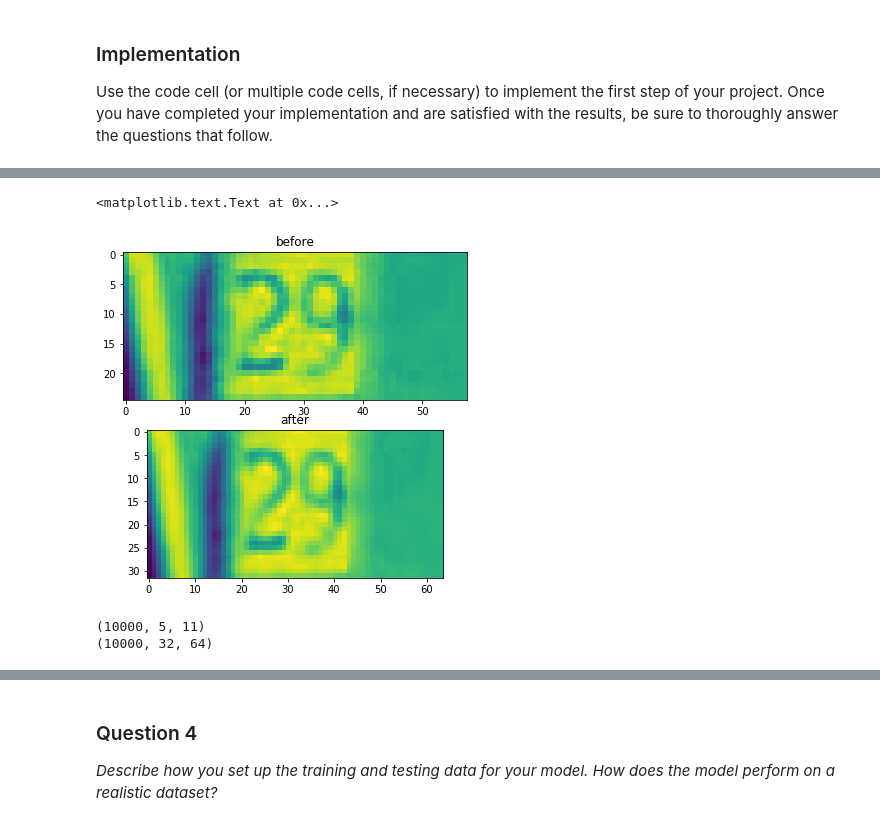
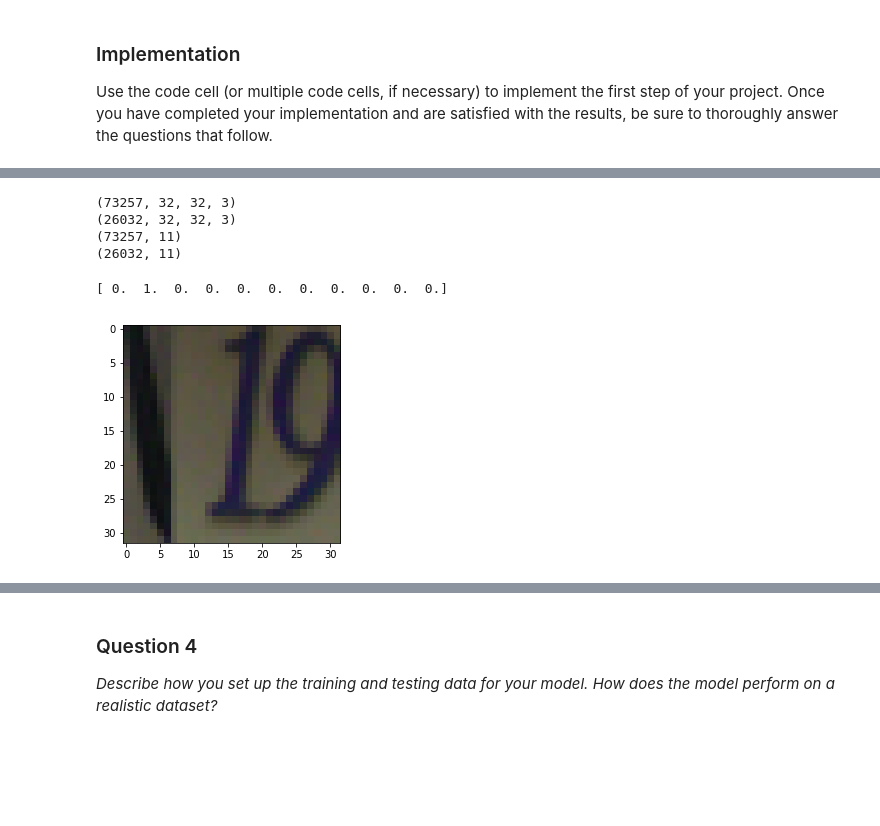
Before and after one commit to yl573/Digit_Recognition, a Jupyter notebook: digit_recognition.ipynb, the cells around one changed output, grey strips where cells are left out. Saved outputs shown, nothing was run; the diff lists cells and outputs as text; code cells hidden in the pictures; blank space fills up the shorter version.

```diff
--- a/digit_recognition.ipynb
+++ b/digit_recognition.ipynb
@@ -335,12 +256,0 @@ X_test_real = np.array(X_test)
-# %%
-plt.figure(figsize=(10, 6))
-plt.subplot(2,1,1)
-j = random.randint(0, len(X_train)-1)
-plt.imshow(cv2.imread('train/{0}.png'.format(j+1), 0))
-plt.title('before')
-plt.subplot(2,1,2)
-plt.imshow(X_train_real[j])
-plt.title('after')
-# %% [output]
-<matplotlib.text.Text at 0x...>
-[figure, removed]
@@ -377,6 +256,0 @@ b_test_real = dataset['b_test']
-# %%
-print(y_train_real.shape)
-print(X_train_real.shape)
-# %% [output]
-(10000, 5, 11)
-(10000, 32, 64)
@@ -382,0 +291,23 @@ print(X_train_real.shape)
+# %%
+dataset = load_pickle('SVHN_cropped.pickle')
+X_train2 = dataset['X_train']
+y_train2 = dataset['y_train']
+X_test2 = dataset['X_test']
+y_test2 = dataset['y_test']
+del dataset
+print(X_train2.shape)
+print(X_test2.shape)
+print(y_train2.shape)
+print(y_test2.shape)
+# %% [output]
+(73257, 32, 32, 3)
+(26032, 32, 32, 3)
+(73257, 11)
+(26032, 11)
+# %%
+print(y_train2[0])
+plt.imshow(X_train2[0])
+plt.show()
+# %% [output]
+[ 0.  1.  0.  0.  0.  0.  0.  0.  0.  0.  0.]
+[figure, added]
```
Also changed, not shown: parts of 74 cells of this notebook.
